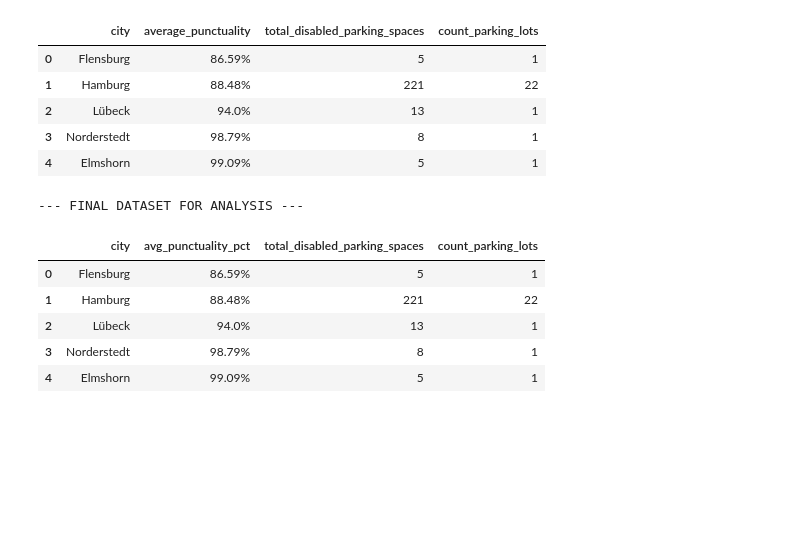
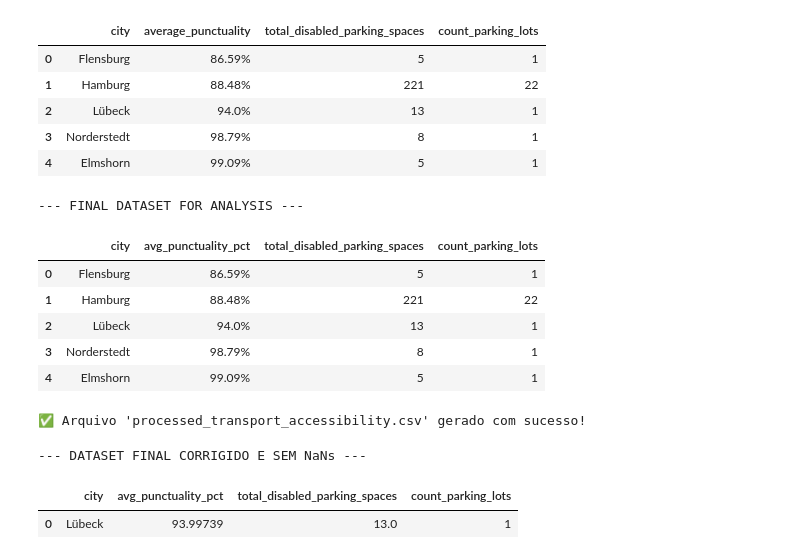
Before and after one commit to kelvinliske/db-transportation-insights, a Jupyter notebook: Analysis Trains Germany.ipynb, the cells around one changed output. Cells and saved outputs as stored; diff of their text form; code cells hidden in the pictures; blank space fills up the shorter version.

```diff
--- a/Analysis Trains Germany.ipynb
+++ b/Analysis Trains Germany.ipynb
@@ -288,3 +288,47 @@ display(df_insight)
 | 2 | Lübeck | 94.0% | 13 | 1 |
 | 3 | Norderstedt | 98.79% | 8 | 1 |
 | 4 | Elmshorn | 99.09% | 5 | 1 |
+# %%
+# Exportando o dataset processado para a análise
+df_insight.to_csv('./processed_transport_accessibility.csv', index=False, encoding='utf-8')
+
+print("✅ Arquivo 'processed_transport_accessibility.csv' gerado com sucesso!")
+# %% [output]
+✅ Arquivo 'processed_transport_accessibility.csv' gerado com sucesso!
+# %%
+# 1. Garantir que a pontualidade seja numérica
+df_punc['puenktlichkeitsniveau_an'] = pd.to_numeric(df_punc['puenktlichkeitsniveau_an'], errors='coerce')
+
+# List de cidades estratégicas para filtrar na coluna 'linie'
+cidades_alvo = ['Hamburg', 'Flensburg', 'Lübeck', 'Norderstedt', 'Elmshorn']
+
+# 2. Mapear cada cidade nas linhas de trem do df_punc
+registros_cidades = []
+
+for cidade in cidades_alvo:
+    # Filtra as linhas de trem que mencionam a cidade (case insensitive)
+    filtro = df_punc['linie'].astype(str).str.contains(cidade, case=False, na=False)
+    media_pontualidade = df_punc[filtro]['puenktlichkeitsniveau_an'].mean()
+
+    registros_cidades.append({
+        'city': cidade,
+        'avg_punctuality_pct': media_pontualidade
+    })
+
+df_punc_por_cidade = pd.DataFrame(registros_cidades)
+
+# 3. Agrupar os dados de estacionamento por cidade
+df_estac_summary = dados_estacionamento.groupby('city', as_index=False).agg(
+    total_disabled_parking_spaces=('capacity', 'sum'),
+    count_parking_lots=('capacity', 'count')
+)
+
+# 4. Merge final sem NaNs!
+df_insight = pd.merge(df_punc_por_cidade, df_estac_summary, on='city', how='inner')
+
+print("--- DATASET FINAL CORRIGIDO E SEM NaNs ---")
+display(df_insight)
+# %% [output]
+--- DATASET FINAL CORRIGIDO E SEM NaNs ---
+|  | city | avg_punctuality_pct | total_disabled_parking_spaces | count_parking_lots |
+| 0 | Lübeck | 93.99739 | 13.0 | 1 |
```
Also changed, not shown: parts of 2 cells of this notebook, 3 other files.
